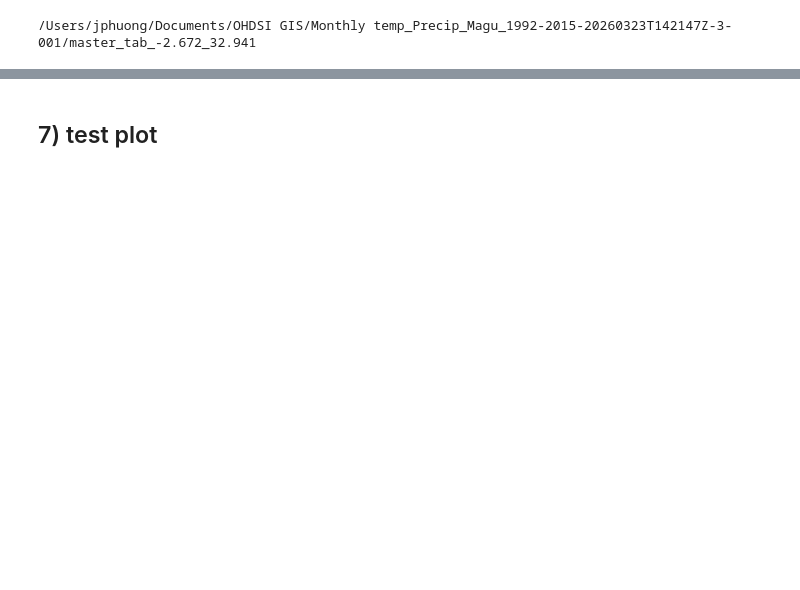
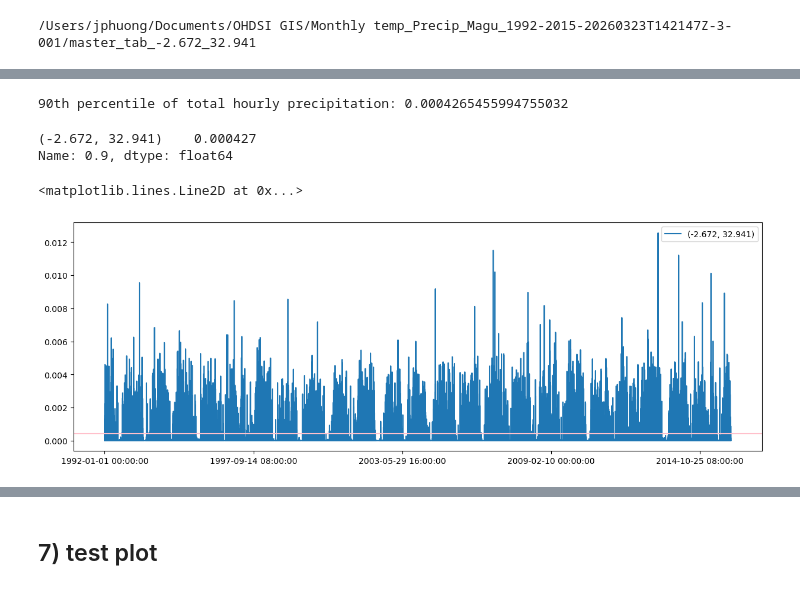
Before and after one commit to Freshwater-Initiative/Observatory, a Jupyter notebook: tutorials/netcdf adaptations/test_file_reading.ipynb, the cells around one changed output, grey strips where cells are left out. Cells and saved outputs as stored; diff of their text form; code cells hidden in the pictures; blank space fills up the shorter version.

Commit message:
updating the test_file_reading with exceedance probability prelim code

```diff
--- a/tutorials/netcdf adaptations/test_file_reading.ipynb
+++ b/tutorials/netcdf adaptations/test_file_reading.ipynb
@@ -570,0 +584,7 @@ pd.read_csv(outfile, index_col=0)
+# %%
+# starting from first date
+
+start_date = datetime(1992, 1, 1, 00, 00, 00)
+end_date = start_date + relativedelta(years=10)
+
+start_date, end_date
@@ -570,0 +622,25 @@ pd.read_csv(outfile, index_col=0)
+# %%
+# first 10-years of total hourly precipitation (m)
+
+# 10% exceedance probability level
+EPT = 10
+
+# 90th percentile
+threshold = ltm['tp'].loc[start_date:end_date].quantile(1-(EPT/100))
+
+print('90th percentile of total hourly precipitation: {0}'.format(threshold.values[0]))
+# %% [output]
+90th percentile of total hourly precipitation: 0.0004265455994755032
+# %%
+threshold
+# %% [output]
+(-2.672, 32.941)    0.000427
+Name: 0.9, dtype: float64
+# %%
+# plot tp
+ax1 = ltm['tp'].plot(figsize=(15,5))
+
+plt.axhline(y=threshold.values[0], color='pink', linestyle='-')
+# %% [output]
+<matplotlib.lines.Line2D at 0x...>
+[figure, added]
```
Also changed, not shown: parts of 42 cells of this notebook.
